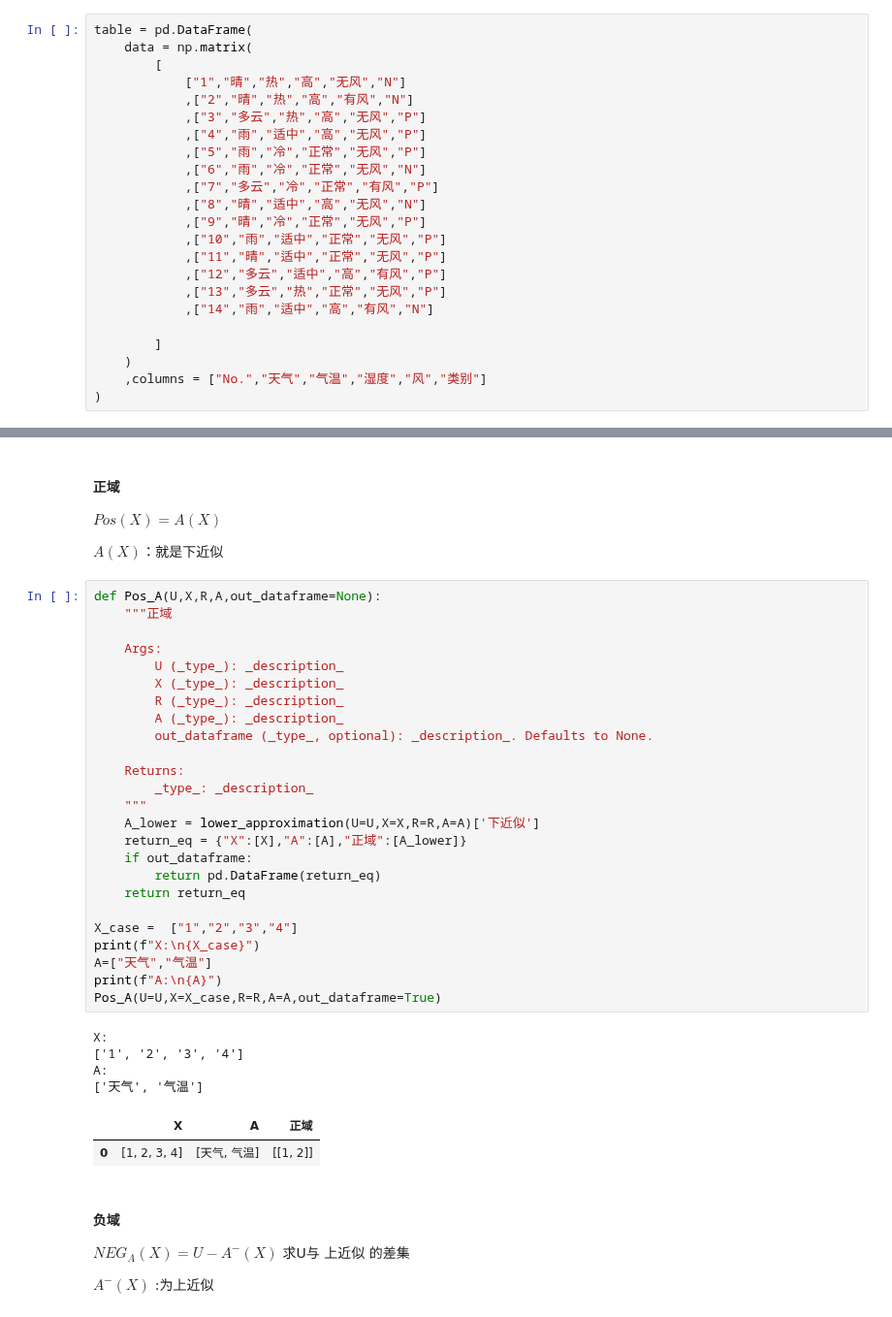
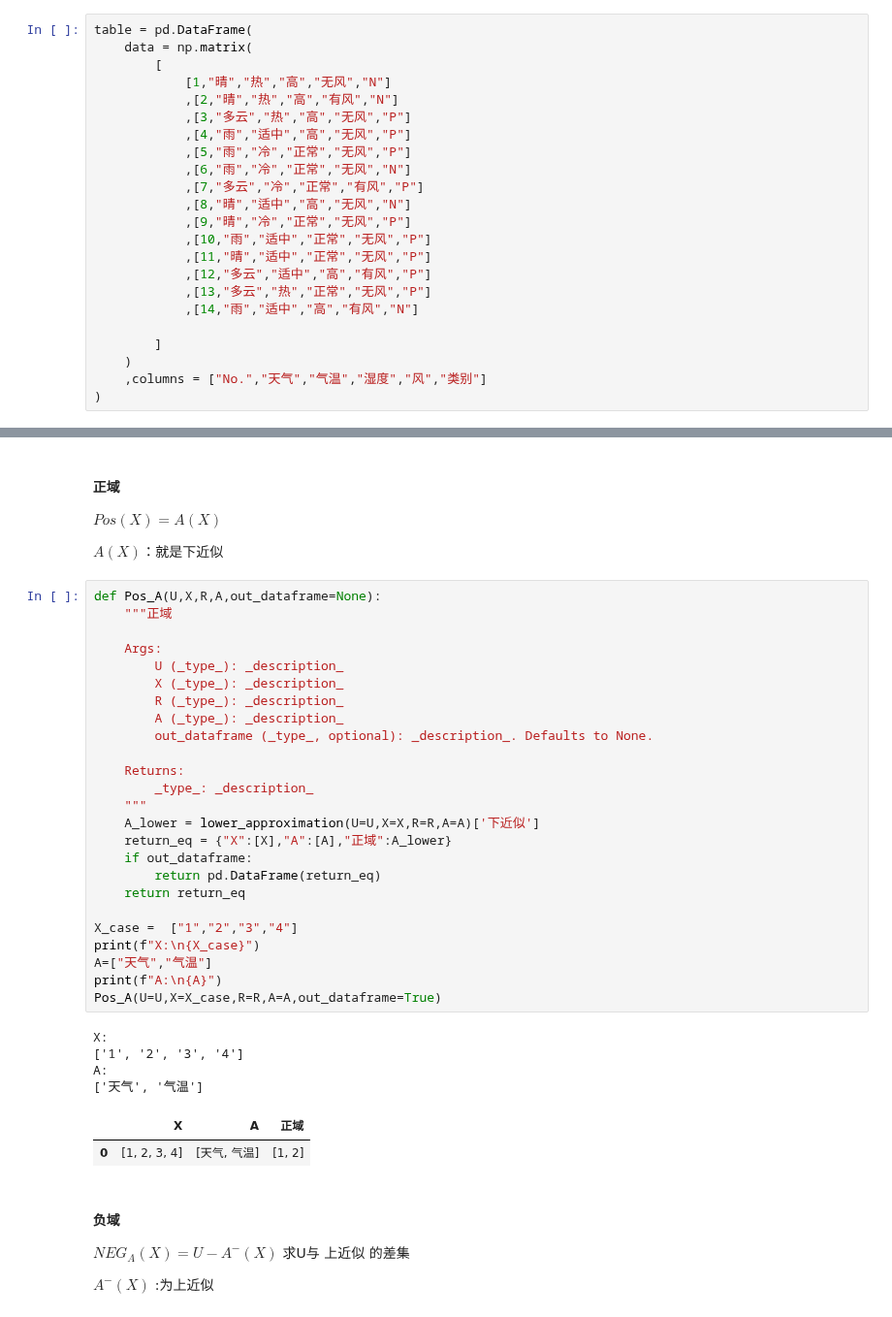
Before and after one commit to YiyaoZhang9527/Algorithm-class-at-Huai-Vocational-College, a Jupyter notebook: 数据预处理/特征选择/离散特征选择方法/粗糙集属性约减/粗糙集基础知识.ipynb, the cells around one changed output, grey strips where cells are left out. Shown at 97% size. Saved outputs shown, nothing was run; the diff lists cells and outputs as text.

```diff
--- a/数据预处理/特征选择/离散特征选择方法/粗糙集属性约减/粗糙集基础知识.ipynb
+++ b/数据预处理/特征选择/离散特征选择方法/粗糙集属性约减/粗糙集基础知识.ipynb
@@ -54,20 +54,20 @@ table
 table = pd.DataFrame(
     data = np.matrix(
         [
-            ["1","晴","热","高","无风","N"]
-            ,["2","晴","热","高","有风","N"]
-            ,["3","多云","热","高","无风","P"]
-            ,["4","雨","适中","高","无风","P"]
-            ,["5","雨","冷","正常","无风","P"]
-            ,["6","雨","冷","正常","无风","N"]
-            ,["7","多云","冷","正常","有风","P"]
-            ,["8","晴","适中","高","无风","N"]
-            ,["9","晴","冷","正常","无风","P"]
-            ,["10","雨","适中","正常","无风","P"]
-            ,["11","晴","适中","正常","无风","P"]
-            ,["12","多云","适中","高","有风","P"]
-            ,["13","多云","热","正常","无风","P"]
-            ,["14","雨","适中","高","有风","N"]
+            [1,"晴","热","高","无风","N"]
+            ,[2,"晴","热","高","有风","N"]
+            ,[3,"多云","热","高","无风","P"]
+            ,[4,"雨","适中","高","无风","P"]
+            ,[5,"雨","冷","正常","无风","P"]
+            ,[6,"雨","冷","正常","无风","N"]
+            ,[7,"多云","冷","正常","有风","P"]
+            ,[8,"晴","适中","高","无风","N"]
+            ,[9,"晴","冷","正常","无风","P"]
+            ,[10,"雨","适中","正常","无风","P"]
+            ,[11,"晴","适中","正常","无风","P"]
+            ,[12,"多云","适中","高","有风","P"]
+            ,[13,"多云","热","正常","无风","P"]
+            ,[14,"雨","适中","高","有风","N"]
 
         ]
     )
@@ -475,35 +478,35 @@ $ A(X) $：就是下近似
 # %%
 def Pos_A(U,X,R,A,out_dataframe=None):
     """正域
 
     Args:
         U (_type_): _description_
         X (_type_): _description_
         R (_type_): _description_
         A (_type_): _description_
         out_dataframe (_type_, optional): _description_. Defaults to None.
 
     Returns:
         _type_: _description_
     """
     A_lower = lower_approximation(U=U,X=X,R=R,A=A)['下近似']
-    return_eq = {"X":[X],"A":[A],"正域":[A_lower]}
+    return_eq = {"X":[X],"A":[A],"正域":A_lower}
     if out_dataframe:
         return pd.DataFrame(return_eq)
     return return_eq
 
 X_case =  ["1","2","3","4"]
 print(f"X:\n{X_case}")
 A=["天气","气温"]
 print(f"A:\n{A}")
 Pos_A(U=U,X=X_case,R=R,A=A,out_dataframe=True)
 # %% [output]
 X:
 ['1', '2', '3', '4']
 A:
 ['天气', '气温']
 |  | X | A | 正域 |
-| 0 | [1, 2, 3, 4] | [天气, 气温] | [[1, 2]] |
+| 0 | [1, 2, 3, 4] | [天气, 气温] | [1, 2] |
 # %% [markdown]
 #### 负域
 
```
Also changed, not shown: parts of 5 cells of this notebook, 1 other file.
